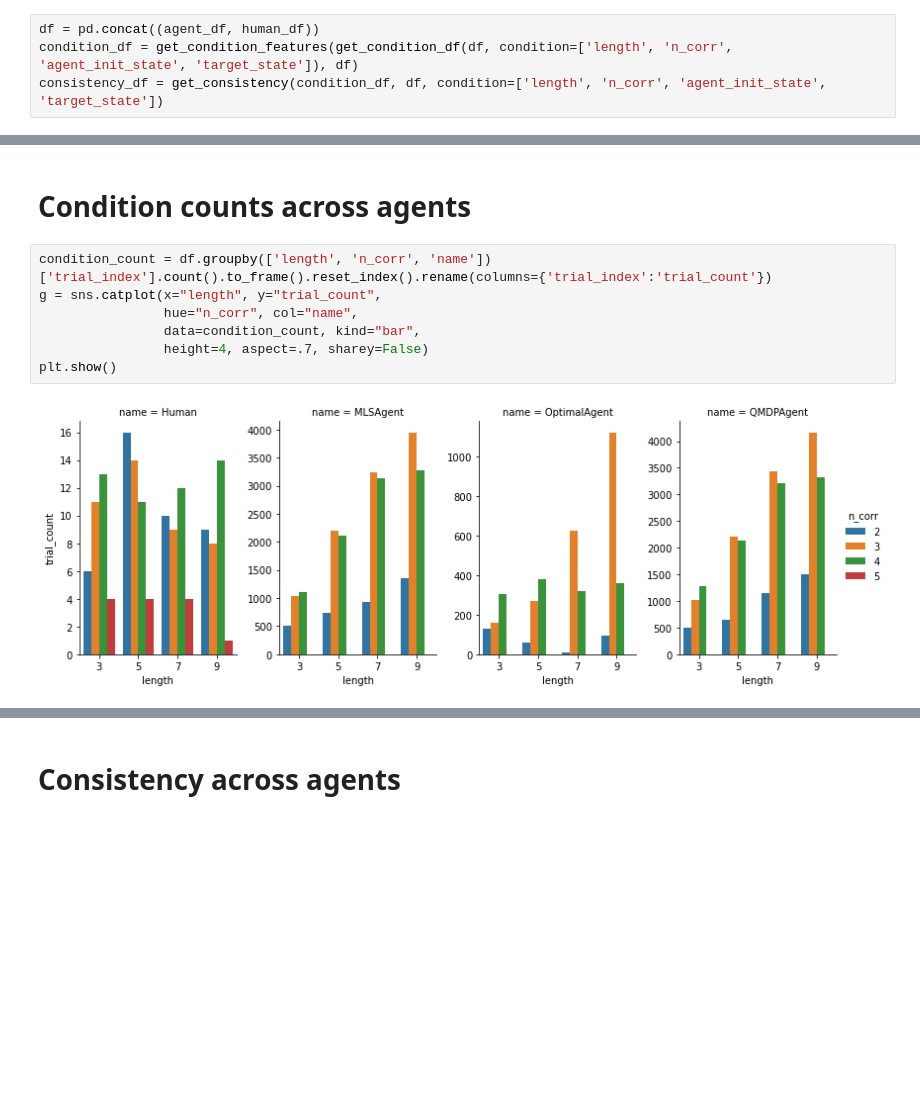
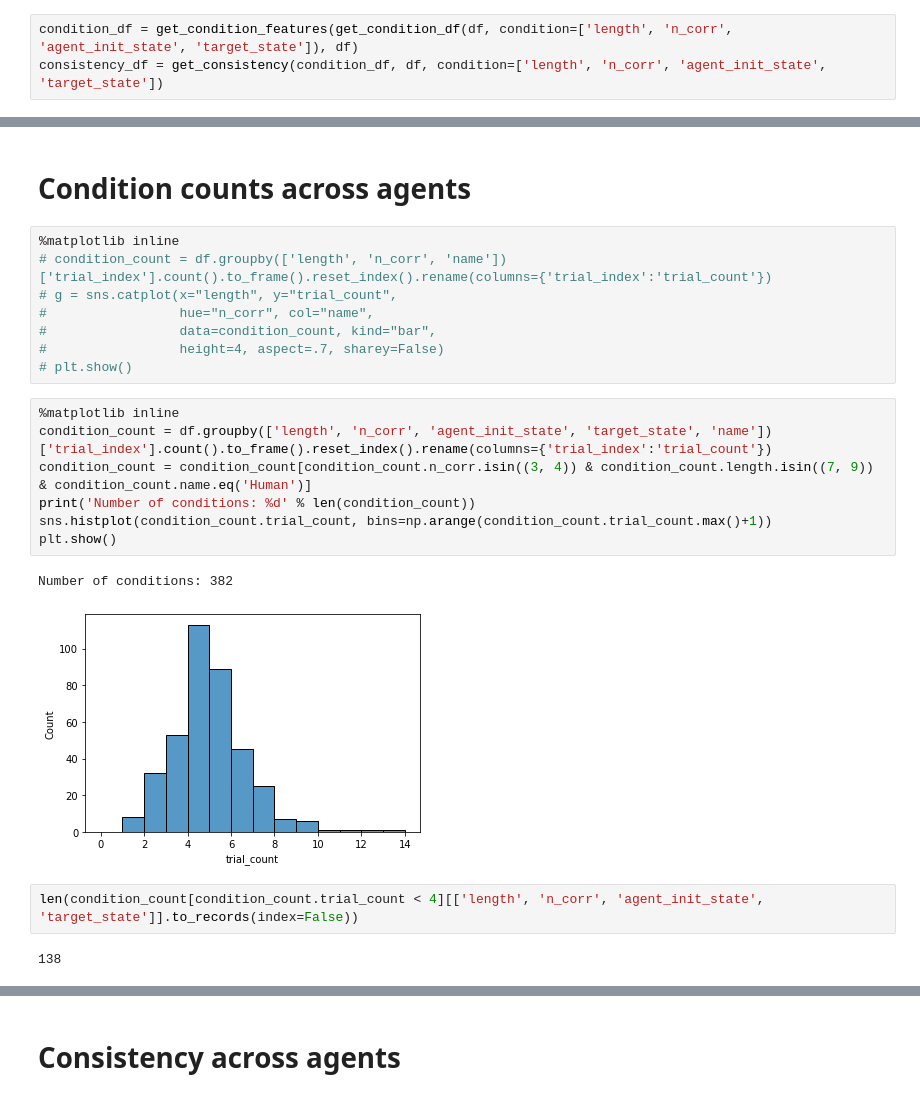
Before and after one commit to aidapiccato/search-world, a Jupyter notebook: notebooks/human_consistency.ipynb, the cells around one changed output, grey strips where cells are left out. Drawn from its saved outputs; the diff is of its cells as text; blank space fills up the shorter version.

```diff
--- a/notebooks/human_consistency.ipynb
+++ b/notebooks/human_consistency.ipynb
@@ -52,4 +78,3 @@ Concatenating human and agent data into a single dataframe, find consistency sco
 # %%
-df = pd.concat((agent_df, human_df))
 condition_df = get_condition_features(get_condition_df(df, condition=['length', 'n_corr', 'agent_init_state', 'target_state']), df)
 consistency_df = get_consistency(condition_df, df, condition=['length', 'n_corr', 'agent_init_state', 'target_state'])
@@ -56,11 +95,24 @@ consistency_df = get_consistency(condition_df, df, condition=['length', 'n_corr'
 # %% [markdown]
 # Condition counts across agents
 # %%
-condition_count = df.groupby(['length', 'n_corr', 'name'])['trial_index'].count().to_frame().reset_index().rename(columns={'trial_index':'trial_count'})
-g = sns.catplot(x="length", y="trial_count",
-                hue="n_corr", col="name",
-                data=condition_count, kind="bar",
-                height=4, aspect=.7, sharey=False)
-plt.show()
+%matplotlib inline
+# condition_count = df.groupby(['length', 'n_corr', 'name'])['trial_index'].count().to_frame().reset_index().rename(columns={'trial_index':'trial_count'})
+# g = sns.catplot(x="length", y="trial_count",
+#                 hue="n_corr", col="name",
+#                 data=condition_count, kind="bar",
+#                 height=4, aspect=.7, sharey=False)
+# plt.show()
-# %% [output]
-[figure, removed]
+# %%
+%matplotlib inline
+condition_count = df.groupby(['length', 'n_corr', 'agent_init_state', 'target_state', 'name'])['trial_index'].count().to_frame().reset_index().rename(columns={'trial_index':'trial_count'})
+condition_count = condition_count[condition_count.n_corr.isin((3, 4)) & condition_count.length.isin((7, 9)) & condition_count.name.eq('Human')]
+print('Number of conditions: %d' % len(condition_count))
+sns.histplot(condition_count.trial_count, bins=np.arange(condition_count.trial_count.max()+1))
+plt.show()
+# %% [output]
+Number of conditions: 382
+[figure, added]
+# %%
+len(condition_count[condition_count.trial_count < 4][['length', 'n_corr', 'agent_init_state', 'target_state']].to_records(index=False))
+# %% [output]
+138
```
Also changed, not shown: parts of 23 cells of this notebook, 6 other files.
